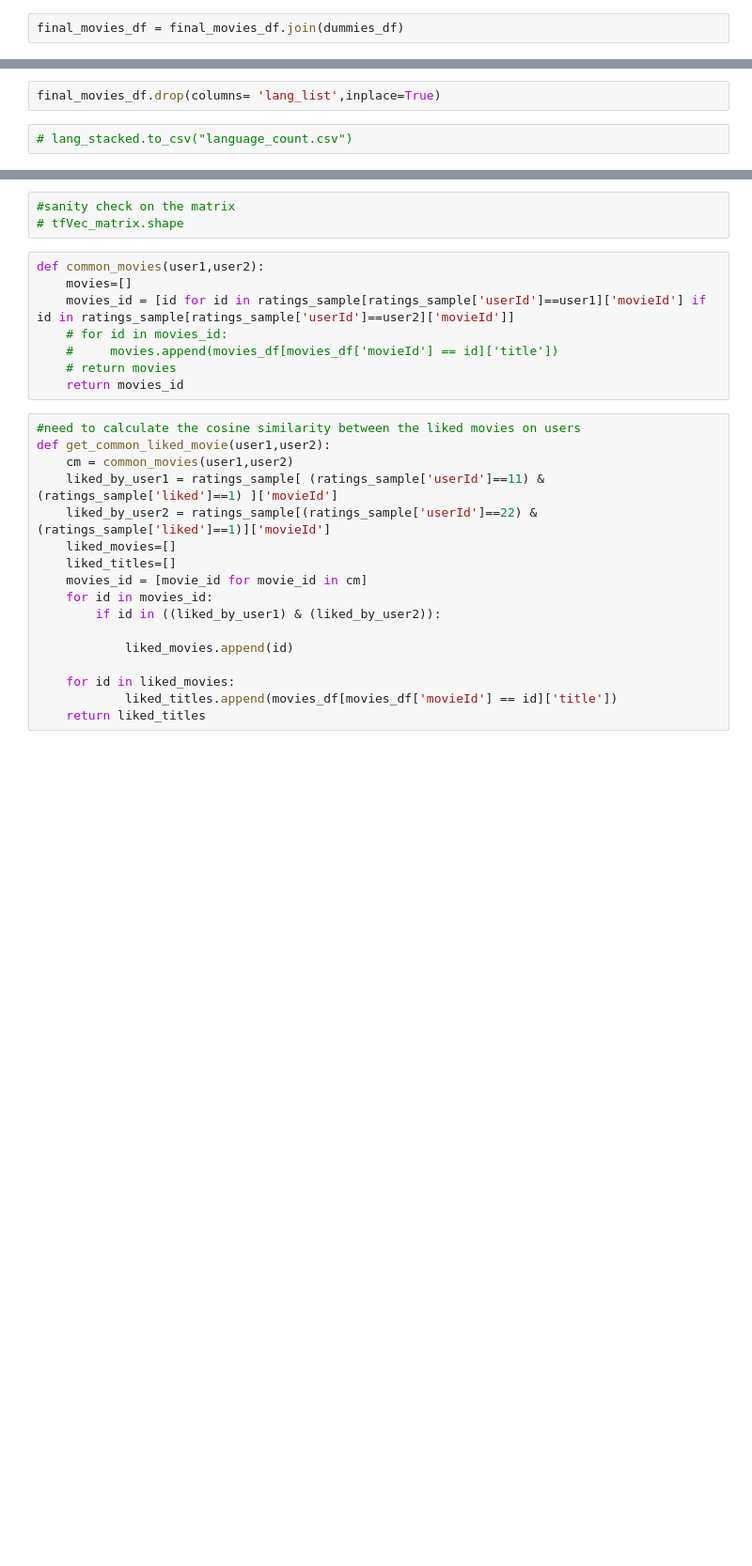
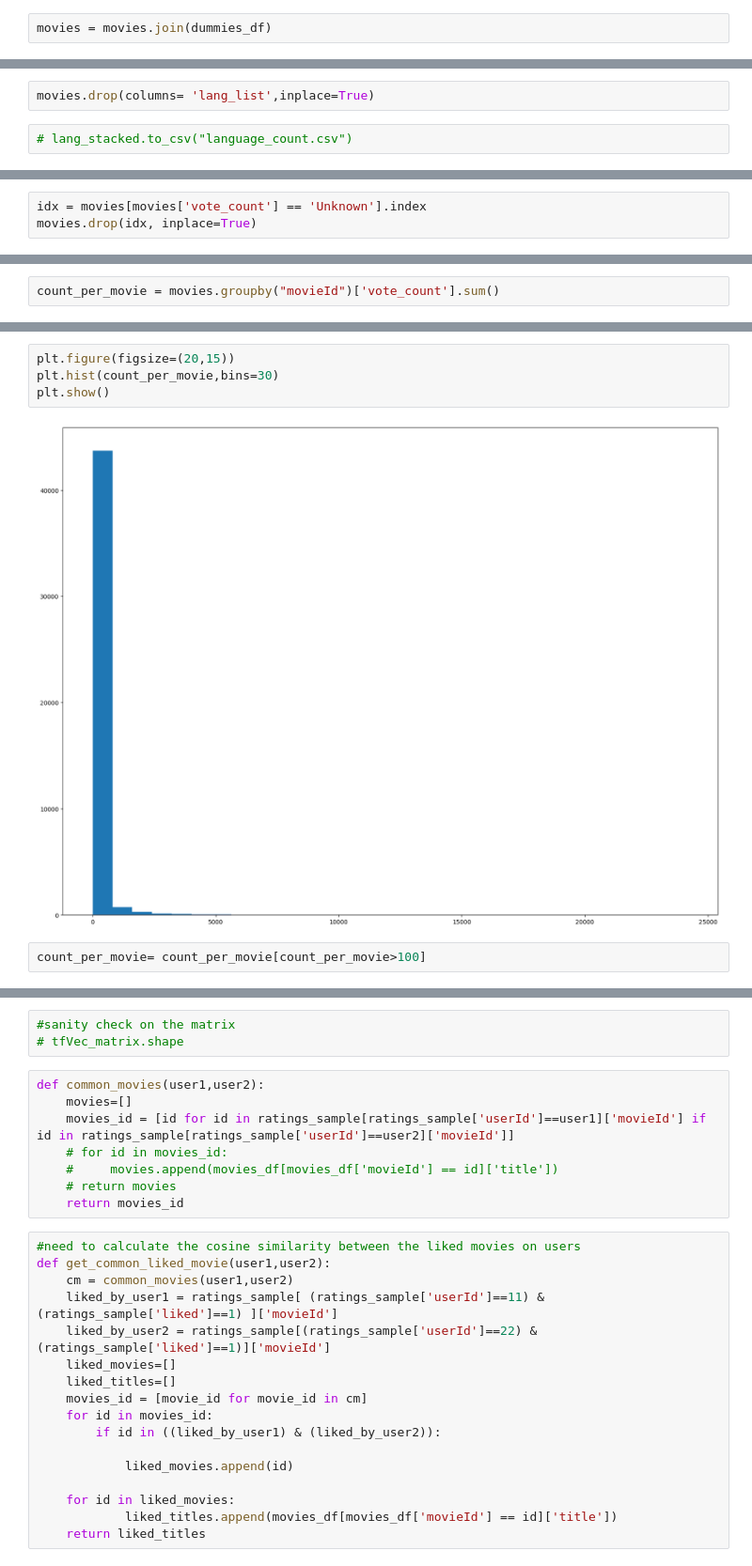
Before and after one commit to yaskarimi/movie-recommendation, a Jupyter notebook: data-cleaning-wrangling-sampling.ipynb, the cells around one changed output, grey strips where cells are left out. Shown: that part at 94% size. Cells and saved outputs as stored; diff of their text form; blank space fills up the shorter version.

```diff
--- a/data-cleaning-wrangling-sampling.ipynb
+++ b/data-cleaning-wrangling-sampling.ipynb
@@ -401,3 +527,3 @@ dummies_df
 # %%
-final_movies_df = final_movies_df.join(dummies_df)
+movies = movies.join(dummies_df)
 # %%
@@ -432,4 +543,4 @@ lang_s = final_movies_df["lang_list"]
 # %%
-final_movies_df.drop(columns= 'lang_list',inplace=True)
+movies.drop(columns= 'lang_list',inplace=True)
 # %%
 # lang_stacked.to_csv("language_count.csv")
@@ -534,0 +550,3 @@ ratings_sample.to_csv("trianing_sample.csv")
+# %%
+idx = movies[movies['vote_count'] == 'Unknown'].index
+movies.drop(idx, inplace=True)
@@ -534,0 +568,2 @@ ratings_sample.to_csv("trianing_sample.csv")
+# %%
+count_per_movie = movies.groupby("movieId")['vote_count'].sum()
@@ -534,0 +586,8 @@ ratings_sample.to_csv("trianing_sample.csv")
+# %%
+plt.figure(figsize=(20,15))
+plt.hist(count_per_movie,bins=30)
+plt.show()
+# %% [output]
+[figure, added]
+# %%
+count_per_movie= count_per_movie[count_per_movie>100]
```
Also changed, not shown: parts of 73 cells of this notebook.
